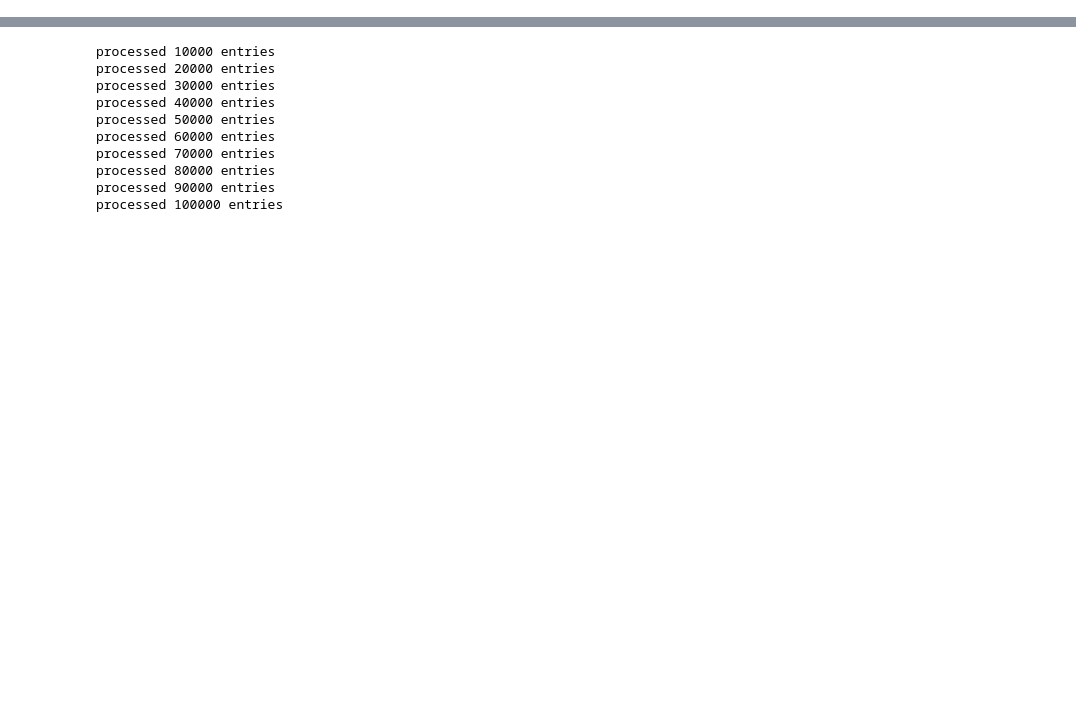
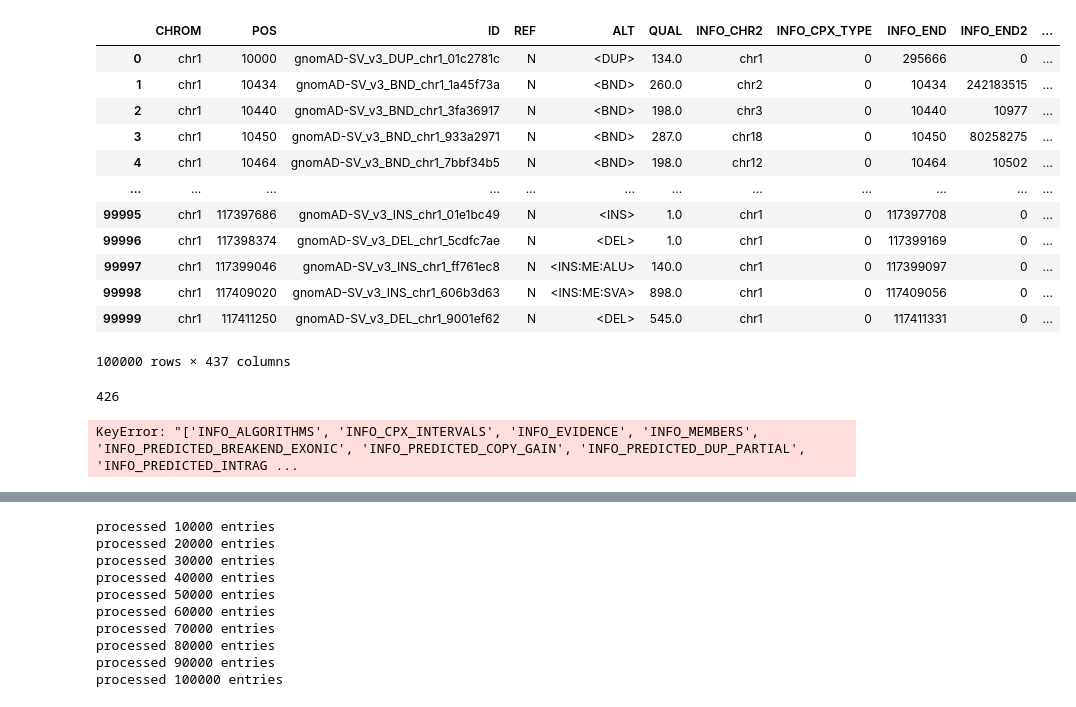
Before and after one commit to Vsshikov/SVEnsemble2, a Jupyter notebook: vcf_parsing/scripts/python/VCF_parser.0.2.ipynb, the cells around one changed output, grey strips where cells are left out. Cells and saved outputs as stored; diff of their text form; code cells hidden in the pictures; blank space fills up the shorter version.

```diff
--- a/vcf_parsing/scripts/python/VCF_parser.0.2.ipynb
+++ b/vcf_parsing/scripts/python/VCF_parser.0.2.ipynb
@@ -78,18 +11 @@ vcf_path = gnomad_path
-# %%
-def get_read_params(file_path):
-    """
-    Checks the supplied path for file extensions and returns a tibble containing:
-    - the module from which .open function will be called (may change it later)
-    - the read mode string for that .open function
-    """
-    is_gzip = re.search(r'\.(gz|gzip)$', file_path)
-
-    if is_gzip:
-        vcf_file_handler_mod = gzip
-        readmode = 'rt'
-    else:
-        vcf_file_handler_mod = __builtins__
-        readmode = 'r'
-
-    return vcf_file_handler_mod, readmode
 # %%
@@ -232,3 +316,3 @@ def parse_vcf(
 # %%
-gnomad_df = parse_vcf(gnomad_path, line_limit=100000)
+gnomad_df, gnomad_meta = parse_vcf(gnomad_path, line_limit=100000, output_meta=True)
 # %% [output]
@@ -268,0 +436,5 @@ array(['chr1'], dtype=object)
+# %%
+gnomad_df_copy = gnomad_df.copy(deep=True)
+gnomad_meta_copy = copy.deepcopy(gnomad_meta)
+# %%
+gnomad_df_copy, gnomad_meta_copy = get_processed_algorithm_df_and_meta(gnomad_df_copy, gnomad_meta_copy)
@@ -268,0 +445,24 @@ array(['chr1'], dtype=object)
+# %%
+gnomad_df_copy
+# %% [output]
+|  | CHROM | POS | ID | REF | ALT | QUAL | INFO_CHR2 | INFO_CPX_TYPE | INFO_END | INFO_END2 | ... |
+| 0 | chr1 | 10000 | gnomAD-SV_v3_DUP_chr1_01c2781c | N | <DUP> | 134.0 | chr1 | 0 | 295666 | 0 | ... |
+| 1 | chr1 | 10434 | gnomAD-SV_v3_BND_chr1_1a45f73a | N | <BND> | 260.0 | chr2 | 0 | 10434 | 242183515 | ... |
+| 2 | chr1 | 10440 | gnomAD-SV_v3_BND_chr1_3fa36917 | N | <BND> | 198.0 | chr3 | 0 | 10440 | 10977 | ... |
+| 3 | chr1 | 10450 | gnomAD-SV_v3_BND_chr1_933a2971 | N | <BND> | 287.0 | chr18 | 0 | 10450 | 80258275 | ... |
+| 4 | chr1 | 10464 | gnomAD-SV_v3_BND_chr1_7bbf34b5 | N | <BND> | 198.0 | chr12 | 0 | 10464 | 10502 | ... |
+| ... | ... | ... | ... | ... | ... | ... | ... | ... | ... | ... | ... |
+| 99995 | chr1 | 117397686 | gnomAD-SV_v3_INS_chr1_01e1bc49 | N | <INS> | 1.0 | chr1 | 0 | 117397708 | 0 | ... |
+| 99996 | chr1 | 117398374 | gnomAD-SV_v3_DEL_chr1_5cdfc7ae | N | <DEL> | 1.0 | chr1 | 0 | 117399169 | 0 | ... |
+| 99997 | chr1 | 117399046 | gnomAD-SV_v3_INS_chr1_ff761ec8 | N | <INS:ME:ALU> | 140.0 | chr1 | 0 | 117399097 | 0 | ... |
+| 99998 | chr1 | 117409020 | gnomAD-SV_v3_INS_chr1_606b3d63 | N | <INS:ME:SVA> | 898.0 | chr1 | 0 | 117409056 | 0 | ... |
+| 99999 | chr1 | 117411250 | gnomAD-SV_v3_DEL_chr1_9001ef62 | N | <DEL> | 545.0 | chr1 | 0 | 117411331 | 0 | ... |
+100000 rows × 437 columns
+# %%
+len({**gnomad_meta['INFO'], **gnomad_meta['FORMAT']})
+# %% [output]
+426
+# %%
+gnomad_df_no_mult_val[list({**gnomad_meta_no_mult_val['INFO'], **gnomad_meta_no_mult_val['FORMAT']})]
+# %% [output]
+KeyError: "['INFO_ALGORITHMS', 'INFO_CPX_INTERVALS', 'INFO_EVIDENCE', 'INFO_MEMBERS', 'INFO_PREDICTED_BREAKEND_EXONIC', 'INFO_PREDICTED_COPY_GAIN', 'INFO_PREDICTED_DUP_PARTIAL', 'INFO_PREDICTED_INTRAG ...
```
Also changed, not shown: parts of 17 cells of this notebook, 8 other files.
